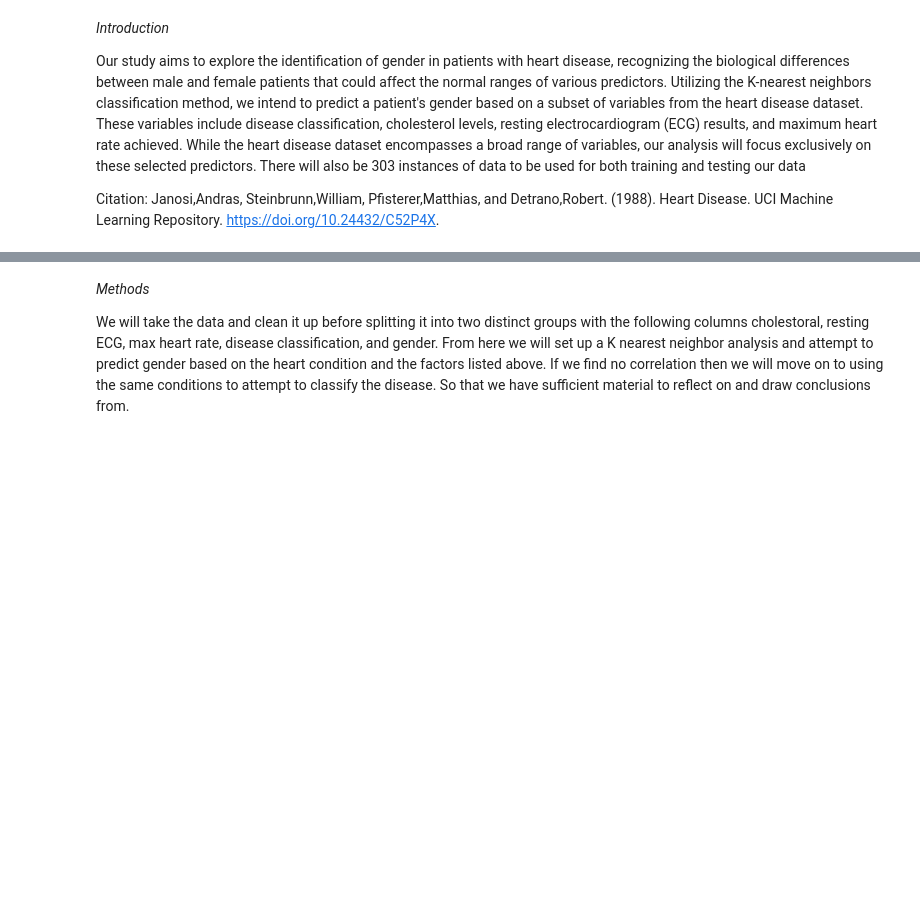
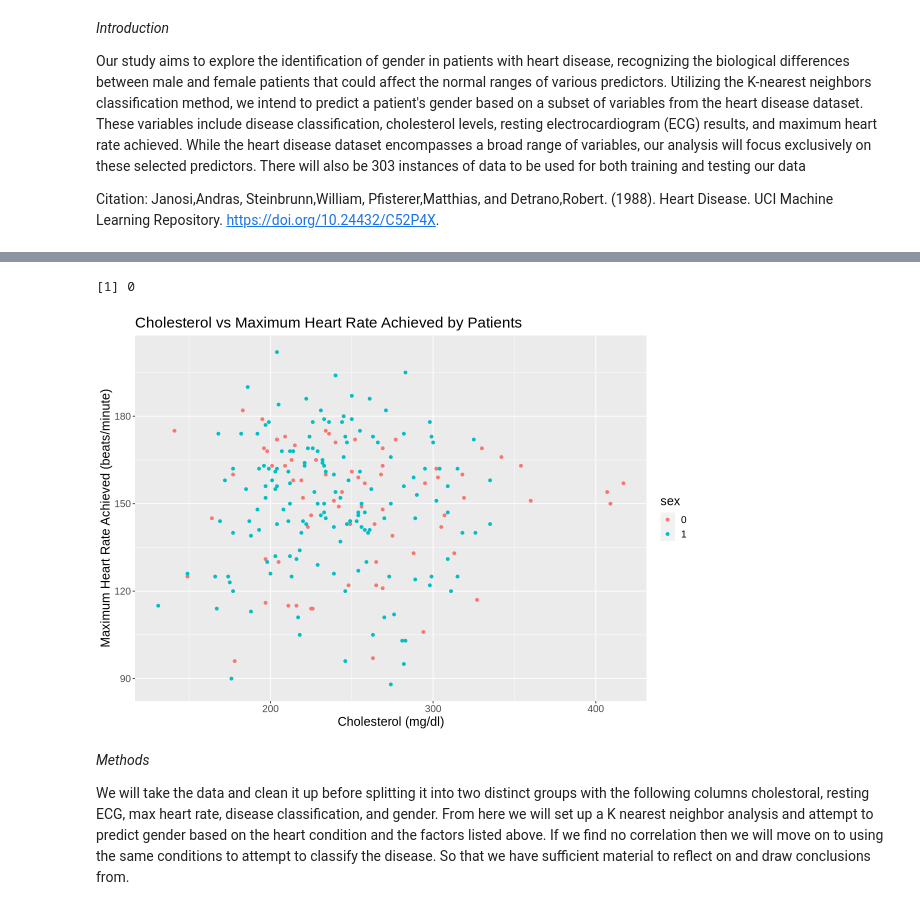
Before and after one commit to victoriachoi7/group-4-dsci, a Jupyter notebook: GroupProposal.ipynb, the cells around one changed output, grey strips where cells are left out. Saved outputs shown, nothing was run; the diff lists cells and outputs as text; code cells hidden in the pictures; blank space fills up the shorter version.

```diff
--- a/GroupProposal.ipynb
+++ b/GroupProposal.ipynb
@@ -9,0 +18,6 @@ Janosi,Andras, Steinbrunn,William, Pfisterer,Matthias, and Detrano,Robert. (1988
+# %%
+url <- "https://raw.githubusercontent.com/victoriachoi7/group-4-dsci/main/processed.cleveland.data"
+cleveland_data <- read_csv(url, col_names = FALSE)
+colnames(cleveland_data) <- c("age", "sex", "chest_pain_type", "resting_bp", "chol", "fbs", "restecg", "thalach", "exang", "oldpeak", "slope", "ca", "thal", "num")
+
+cleveland_data
@@ -9,0 +43,5 @@ Janosi,Andras, Steinbrunn,William, Pfisterer,Matthias, and Detrano,Robert. (1988
+# %%
+cleveland_wrangled <-cleveland_data|>
+            select("sex", "num", "chol", "restecg", "thalach")|>
+            mutate(sex = as_factor(sex))
+cleveland_wrangled
@@ -9,0 +59,7 @@ Janosi,Andras, Steinbrunn,William, Pfisterer,Matthias, and Detrano,Robert. (1988
+# %%
+set.seed(12345)
+cleveland_split <- initial_split(cleveland_wrangled, prop = 0.75, strata = sex)
+cleveland_training <- training(cleveland_split)
+cleveland_testing <- testing(cleveland_split)
+cleveland_training
+cleveland_testing
@@ -10,3 +111,24 @@ Janosi,Andras, Steinbrunn,William, Pfisterer,Matthias, and Detrano,Robert. (1988
+# %%
+cleveland_missing <- sum(is.na(cleveland_training))
+cleveland_missing
+#wanted to add this to the above table, but above table wasn't working so this is it for now
+# %% [output]
+[1] 0
+# %%
+#Here's a graph tho cause ik how to do that at least
+options(repr.plot.width = 10, repr.plot.height = 7)
+cleveland_viz <- cleveland_training|>
+        ggplot(aes(x = chol, y = thalach, colour = sex)) +
+            geom_point()+
+            labs(x = "Cholesterol (mg/dl)",
+                 y = "Maximum Heart Rate Achieved (beats/minute)",
+                 colour = "sex")+
+        ggtitle("Cholesterol vs Maximum Heart Rate Achieved by Patients")+
+        theme(text = element_text(size = 15))
+cleveland_viz
+#haha this graph is random i dont think theres any relation
+# %% [output]
+[figure, added]
 # %% [markdown]
 *Methods*
 
```
Also changed, not shown: parts of 7 cells of this notebook.
